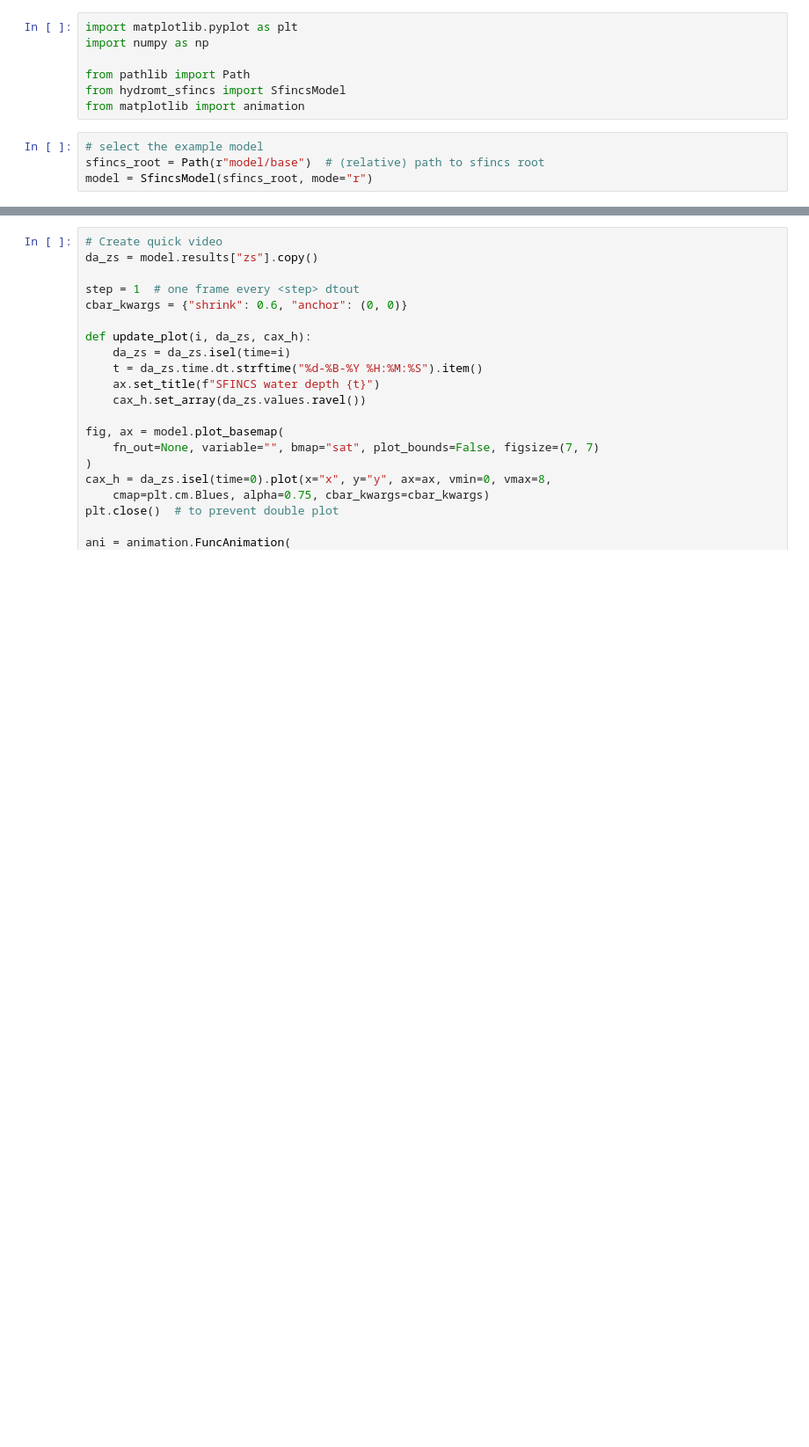
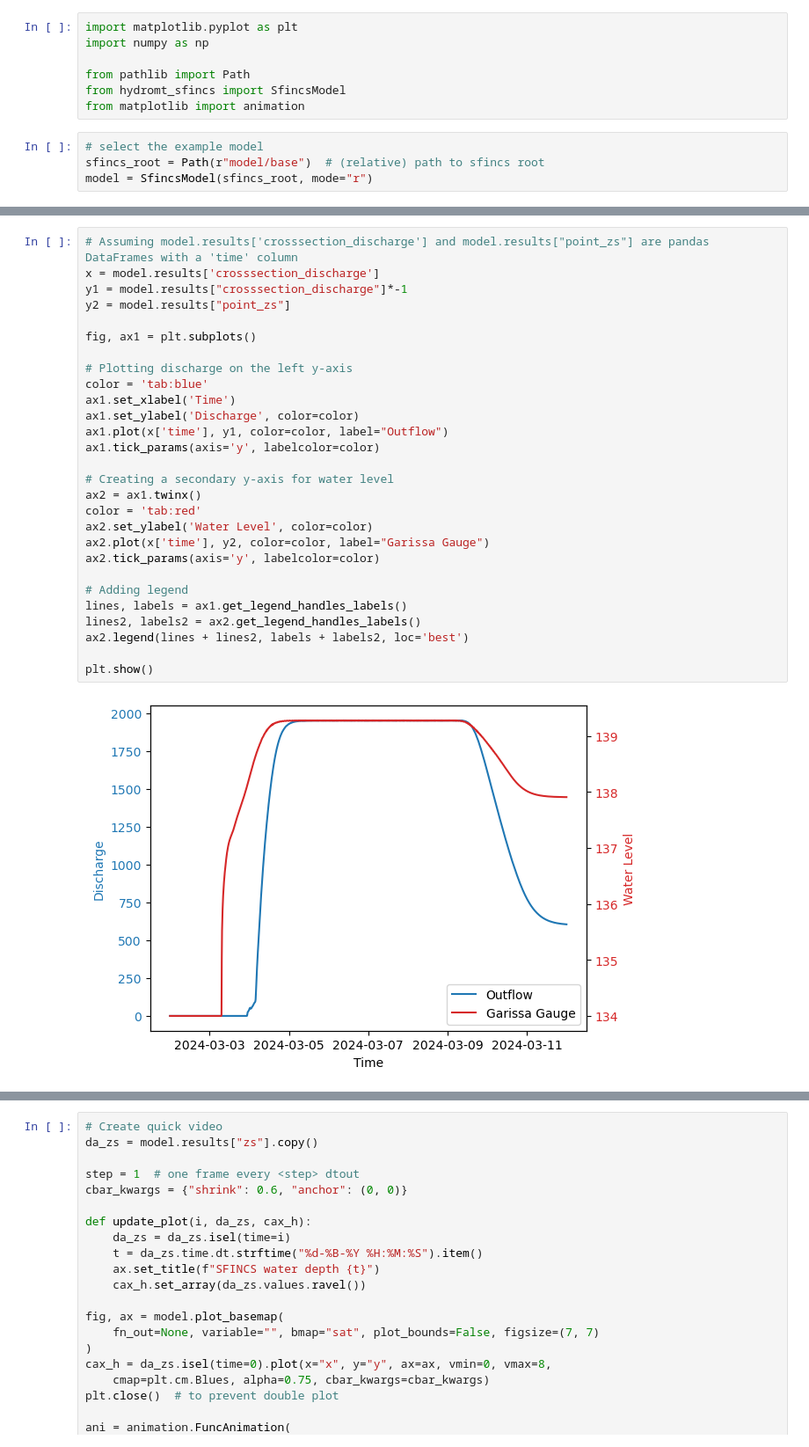
Before and after one commit to pjdebruijn2505/Git_mdp, a Jupyter notebook: SFINCS/c_sfincs_animation.ipynb, the cells around one changed output, grey strips where cells are left out. Shown at 88% size. Cells and saved outputs as stored; diff of their text form; blank space fills up the shorter version.

```diff
--- a/SFINCS/c_sfincs_animation.ipynb
+++ b/SFINCS/c_sfincs_animation.ipynb
@@ -18,3 +27,33 @@ dict_keys(['inp', 'msk', 'zb', 'zs', 'zsmax', 'total_runtime', 'average_dt'])
+# %%
+# Assuming model.results['crosssection_discharge'] and model.results["point_zs"] are pandas DataFrames with a 'time' column
+x = model.results['crosssection_discharge']
+y1 = model.results["crosssection_discharge"]*-1
+y2 = model.results["point_zs"]
+
+fig, ax1 = plt.subplots()
+
+# Plotting discharge on the left y-axis
+color = 'tab:blue'
+ax1.set_xlabel('Time')
+ax1.set_ylabel('Discharge', color=color)
+ax1.plot(x['time'], y1, color=color, label="Outflow")
+ax1.tick_params(axis='y', labelcolor=color)
+
+# Creating a secondary y-axis for water level
+ax2 = ax1.twinx()
+color = 'tab:red'
+ax2.set_ylabel('Water Level', color=color)
+ax2.plot(x['time'], y2, color=color, label="Garissa Gauge")
+ax2.tick_params(axis='y', labelcolor=color)
+
+# Adding legend
+lines, labels = ax1.get_legend_handles_labels()
+lines2, labels2 = ax2.get_legend_handles_labels()
+ax2.legend(lines + lines2, labels + labels2, loc='best')
+
+plt.show()
+# %% [output]
+[figure, added]
 # %%
 _ = model.plot_basemap(variable='',bmap='sat', zoomlevel=15, plot_bounds=False)
 
```
Also changed, not shown: parts of 3 cells of this notebook, 9 other files.
